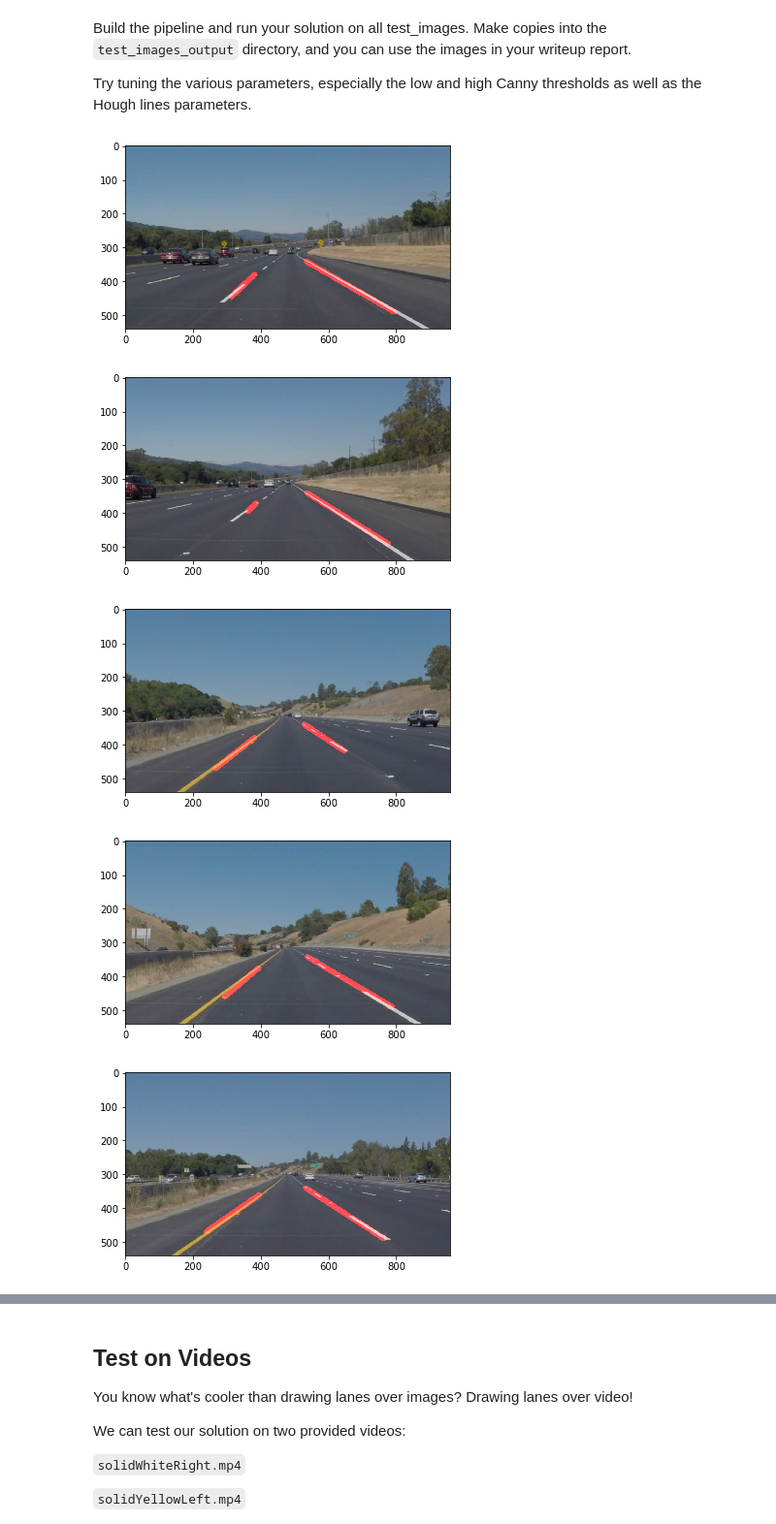
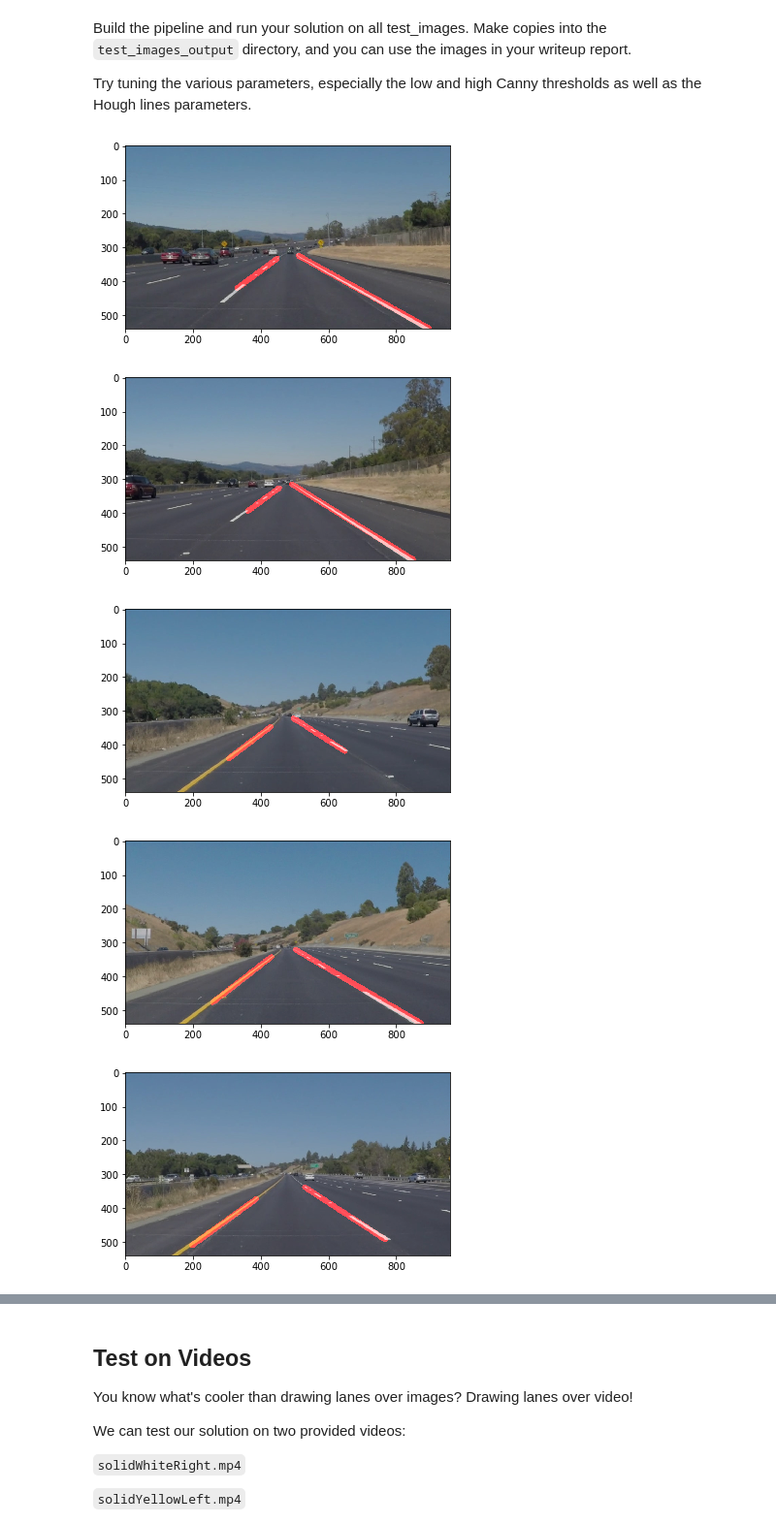
Before and after one commit to mzouink/CarND-LaneLines-P1, a Jupyter notebook: P1.ipynb, the cells around one changed output, grey strips where cells are left out. Shown at 97% size. Saved outputs shown, nothing was run; the diff lists cells and outputs as text; code cells hidden in the pictures.

Commit message:
update mask image

```diff
--- a/P1.ipynb
+++ b/P1.ipynb
@@ -233,37 +233,34 @@ Try tuning the various parameters, especially the low and high Canny thresholds
 # %%
 def lane_finding_pipeline(image):
     gray = grayscale(image)
 
-    kernel_size = 7
+    kernel_size = 3
     blur_gray = gaussian_blur(gray, kernel_size)
 
     low_threshold = 50
     high_threshold = 150
     edges = canny(blur_gray, low_threshold, high_threshold)
-
     imshape = image.shape
-    vertices = np.array([[(70,imshape[0]-50),(imshape[1]/2-70, imshape[0]/2+70), (imshape[1]/2+70, imshape[0]/2+70), (imshape[1]-40,imshape[0]-50)]], dtype=np.int32)
+    vertices = np.array([[(.51*imshape[1],imshape[0]*.58),(.49*imshape[1], imshape[0]*.58), (0, imshape[0]), (imshape[1],imshape[0])]], dtype=np.int32)
     masked_image = region_of_interest(edges, vertices)
-
     rho = 1
     theta = np.pi/180
-    threshold = 10
-    min_line_len = 20
-    max_line_gap = 25
+    threshold = 35
+    min_line_len = 5
+    max_line_gap = 2
     line_img = hough_lines(masked_image, rho, theta, threshold, min_line_len, max_line_gap)
-
     weighted = weighted_img(line_img, image)
     return weighted
 
 import os
 for element in os.listdir("test_images/"):
     image = mpimg.imread("test_images/"+element)
     result = lane_finding_pipeline(image)
-    plt.imshow(result)
+    plt.imshow(result,cmap='gray')
     plt.show()
 # %% [output]
-[figure, old version]
+[figure, new version]
-[figure, old version]
+[figure, new version]
-[figure, old version]
+[figure, new version]
-[figure, old version]
+[figure, new version]
-[figure, old version]
+[figure, new version]
```
Also changed, not shown: parts of 3 cells of this notebook.
